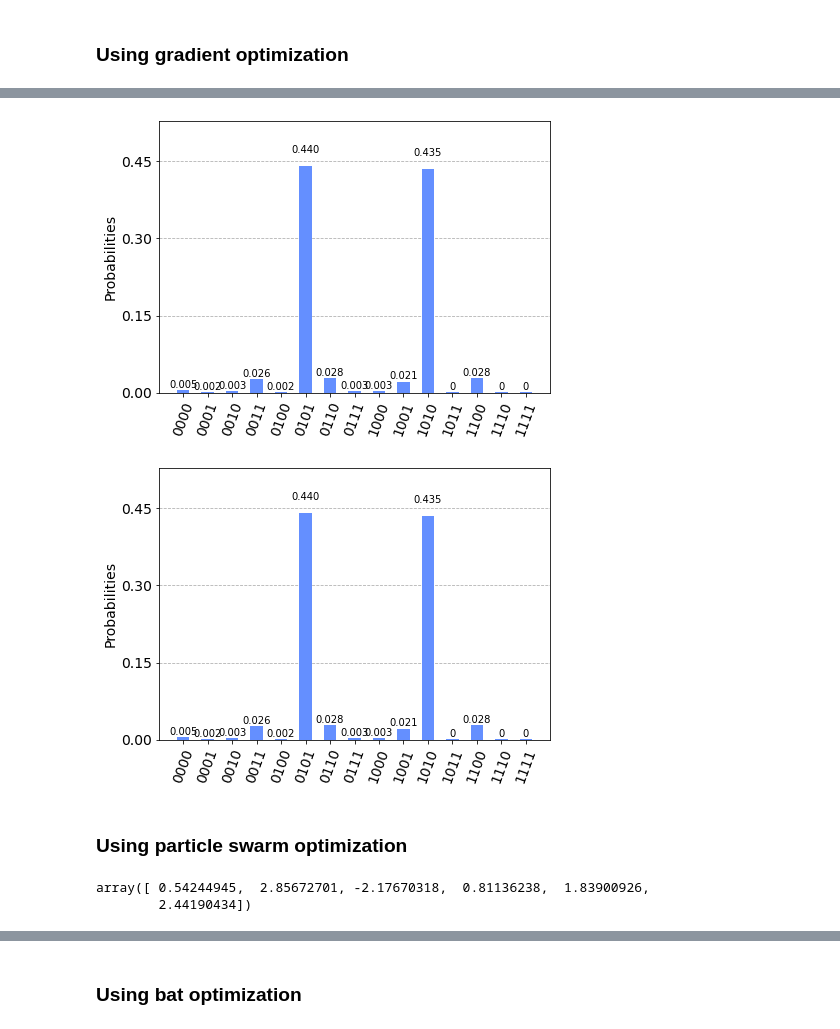
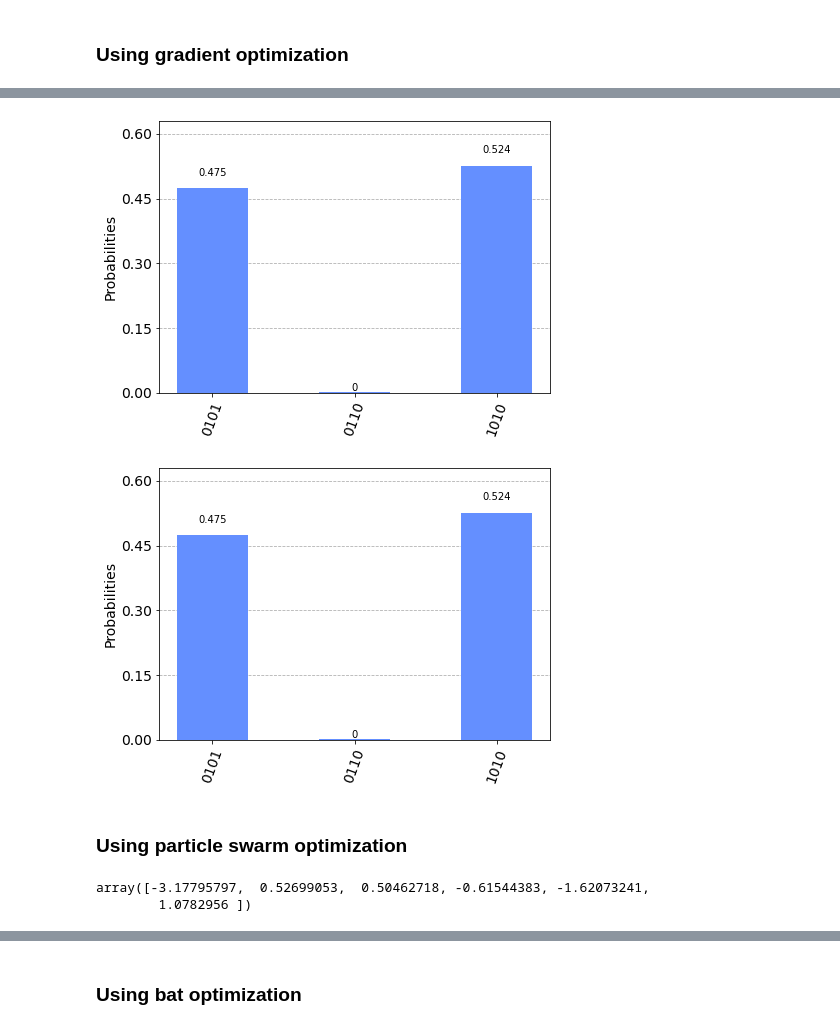
Before and after one commit to mentesniker/Maxcut-solver, a Jupyter notebook: Max-cut.ipynb, the cells around one changed output, grey strips where cells are left out. Saved outputs shown, nothing was run; the diff lists cells and outputs as text; code cells hidden in the pictures.

Commit message:
code refactored for the comparison between the optimizer. Now we only have two code snipets instead of 4

```diff
--- a/Max-cut.ipynb
+++ b/Max-cut.ipynb
@@ -36,6 +36,7 @@ class MaxCutSolver():
         self.numqubits = num_qubits
         self.circuit = QuantumCircuit(num_qubits)
         self.backend = backend
+        self.p = p
         for i in range(0,  self.numqubits):
             self.circuit.h(i)
         gamma = [Parameter("gamma" + str(i)) for i in range(0,p)]
@@ -116,8 +117,18 @@ class MaxCutSolver():
     Returns:
         - list: a python list that contains the optimal values.
     '''
-    def optimize_classic(self, init_point):
+    def optimize_classic(self, init_point = None):
+        def first_guess_linear(n, m1 = 0.5, m2 = 0.5):
+            theta = np.zeros([2*n])
+            for i in range(2*n):
+                if i%2 == 0:
+                    theta[i] = m1*(i+1) / (2*n)
+                else:
+                    theta[i] = m2*(2*n-i) / (2*n)
+            return (theta)
         expectation = self.get_expectation
+        if(not init_point):
+            init_point = first_guess_linear(n=self.p)
         res = minimize(expectation, init_point, method='COBYLA')
         return res
 
@@ -131,9 +142,9 @@ class MaxCutSolver():
     Returns:
         - list: a python list that contains the optimal values.
     '''
-    def optimize_swarm(self, interval, dimentions):
+    def optimize_swarm(self, interval):
         expectation = self.get_expectation
-        pso =  PSO(num_particles=20, num_params=dimentions, interval=interval, function=expectation)
+        pso =  PSO(num_particles=20, num_params=self.p*2, interval=interval, function=expectation)
         return pso.run(w=0.4,c1=0.1,c2=0.1, num_iterations=100)
 
     '''
@@ -146,9 +157,9 @@ class MaxCutSolver():
     Returns:
         - list: a python list that contains the optimal values.
     '''
-    def optimize_bats(self, interval, dimentions):
+    def optimize_bats(self, interval):
         expectation = self.get_expectation
-        ba = BA(number_of_bats=5, num_dimentions=dimentions, interval=interval, number_of_iterations=50, alfa= 0.1, gamma=0.1)
+        ba = BA(number_of_bats=5, num_dimentions=self.p*2, interval=interval, number_of_iterations=50, alfa= 0.4, gamma=0.4)
         return ba.run(expectation)
 
     '''
@@ -161,9 +172,9 @@ class MaxCutSolver():
     Returns:
         - list: a python list that contains the optimal values.
     '''
-    def optimize_ants(self, interval, dimentions):
+    def optimize_ants(self, interval):
         expectation = self.get_expectation
-        aco = ACO(num_params=dimentions,discrete_points=100,interval=interval,
+        aco = ACO(num_params=self.p*2,discrete_points=100,interval=interval,
         number_ants=20,q=0.01, evaporation_rate=0.9, num_iterations = 100)
         return aco.run(expectation)
 # %% [markdown]
@@ -238,12 +249,13 @@ myanzats.optimize_classic([1.0, 1.0,1.0,1.0,1.0,1.0])
 # %%
-plot_histogram(myanzats.output_circuit([1.15636284, 1.96511396, 2.0819645 , 1.78995338, 0.95706456, 1.17851319]))
+plot_histogram(myanzats.output_circuit([1.04082485, 1.42387162, 1.25975628, 0.41039094, 0.44211115,
+       0.14837345]))
 # %% [output]
-[figure, old version]
+[figure, new version]
-[figure, old version]
+[figure, new version]
 # %% [markdown]
 ### Using particle swarm optimization
 # %%
-myanzats.optimize_swarm([-5,5],dimentions=6)
+myanzats.optimize_swarm([-5,5])
 # %% [output]
-array([ 0.54244945,  2.85672701, -2.17670318,  0.81136238,  1.83900926,
-        2.44190434])
+array([-3.17795797,  0.52699053,  0.50462718, -0.61544383, -1.62073241,
+        1.0782956 ])
```
Also changed, not shown: parts of 28 cells of this notebook.
